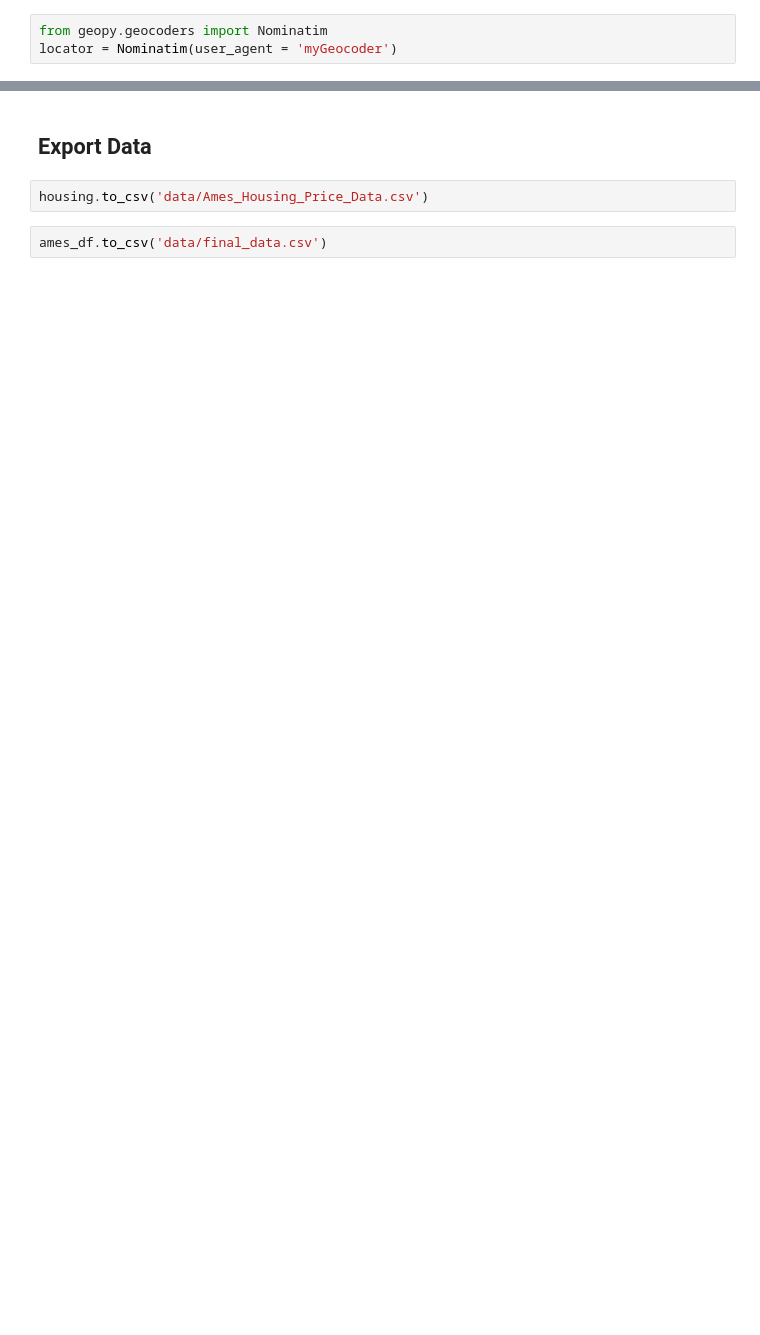
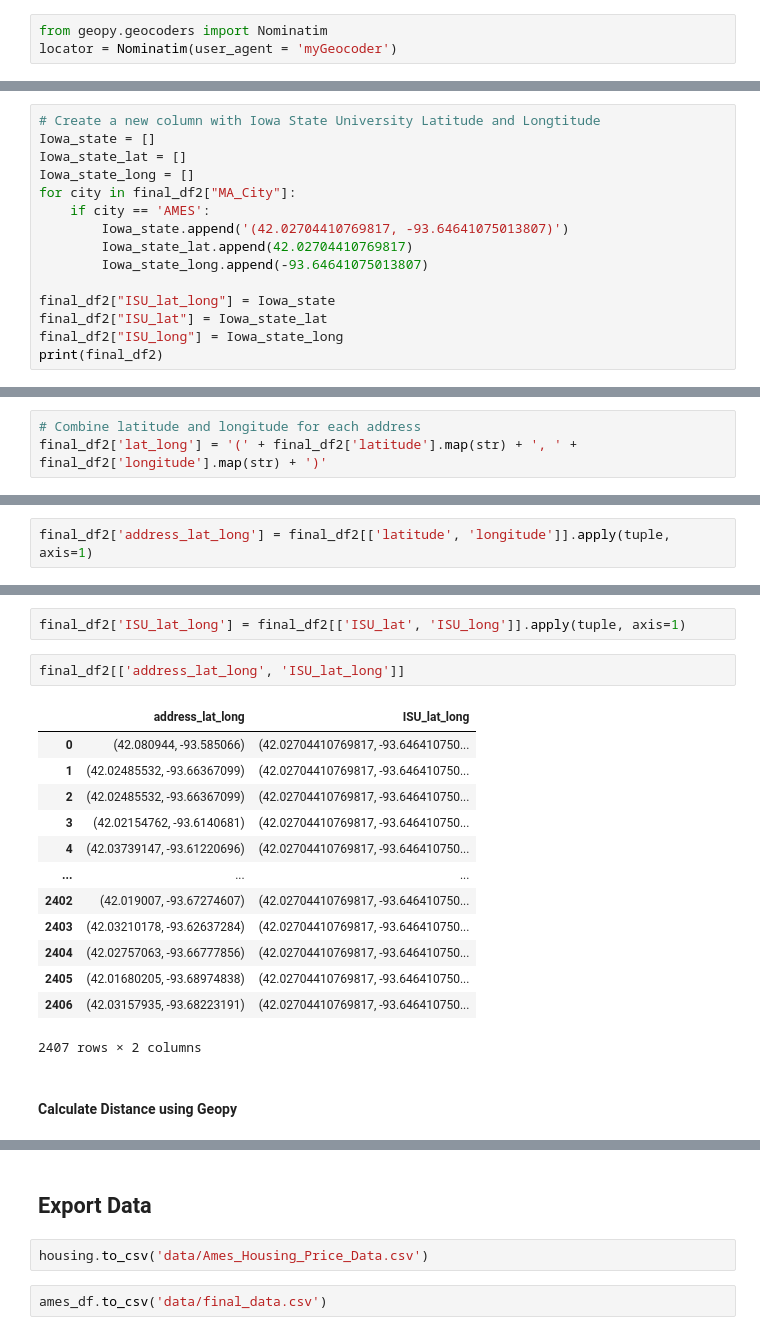
Before and after one commit to danieljinchoy/ames_housing_ml, a Jupyter notebook: Data_Preprocessing.ipynb, the cells around one changed output, grey strips where cells are left out. Cells and saved outputs as stored; diff of their text form; blank space fills up the shorter version.

```diff
--- a/Data_Preprocessing.ipynb
+++ b/Data_Preprocessing.ipynb
@@ -269,0 +401,15 @@ from googlemaps import Client as GoogleMaps
+# %%
+# Create a new column with Iowa State University Latitude and Longtitude
+Iowa_state = []
+Iowa_state_lat = []
+Iowa_state_long = []
+for city in final_df2["MA_City"]:
+    if city == 'AMES':
+        Iowa_state.append('(42.02704410769817, -93.64641075013807)')
+        Iowa_state_lat.append(42.02704410769817)
+        Iowa_state_long.append(-93.64641075013807)
+
+final_df2["ISU_lat_long"] = Iowa_state
+final_df2["ISU_lat"] = Iowa_state_lat
+final_df2["ISU_long"] = Iowa_state_long
+print(final_df2)
@@ -269,0 +434,3 @@ from googlemaps import Client as GoogleMaps
+# %%
+# Combine latitude and longitude for each address
+final_df2['lat_long'] = '(' + final_df2['latitude'].map(str) + ', ' + final_df2['longitude'].map(str) + ')'
@@ -269,0 +439,2 @@ from googlemaps import Client as GoogleMaps
+# %%
+final_df2['address_lat_long'] = final_df2[['latitude', 'longitude']].apply(tuple, axis=1)
@@ -269,0 +457,20 @@ from googlemaps import Client as GoogleMaps
+# %%
+final_df2['ISU_lat_long'] = final_df2[['ISU_lat', 'ISU_long']].apply(tuple, axis=1)
+# %%
+final_df2[['address_lat_long', 'ISU_lat_long']]
+# %% [output]
+|  | address_lat_long | ISU_lat_long |
+| 0 | (42.080944, -93.585066) | (42.02704410769817, -93.646410750... |
+| 1 | (42.02485532, -93.66367099) | (42.02704410769817, -93.646410750... |
+| 2 | (42.02485532, -93.66367099) | (42.02704410769817, -93.646410750... |
+| 3 | (42.02154762, -93.6140681) | (42.02704410769817, -93.646410750... |
+| 4 | (42.03739147, -93.61220696) | (42.02704410769817, -93.646410750... |
+| ... | ... | ... |
+| 2402 | (42.019007, -93.67274607) | (42.02704410769817, -93.646410750... |
+| 2403 | (42.03210178, -93.62637284) | (42.02704410769817, -93.646410750... |
+| 2404 | (42.02757063, -93.66777856) | (42.02704410769817, -93.646410750... |
+| 2405 | (42.01680205, -93.68974838) | (42.02704410769817, -93.646410750... |
+| 2406 | (42.03157935, -93.68223191) | (42.02704410769817, -93.646410750... |
+2407 rows × 2 columns
+# %% [markdown]
+#### Calculate Distance using Geopy
```
Also changed, not shown: parts of 33 cells of this notebook, 1 other file.
